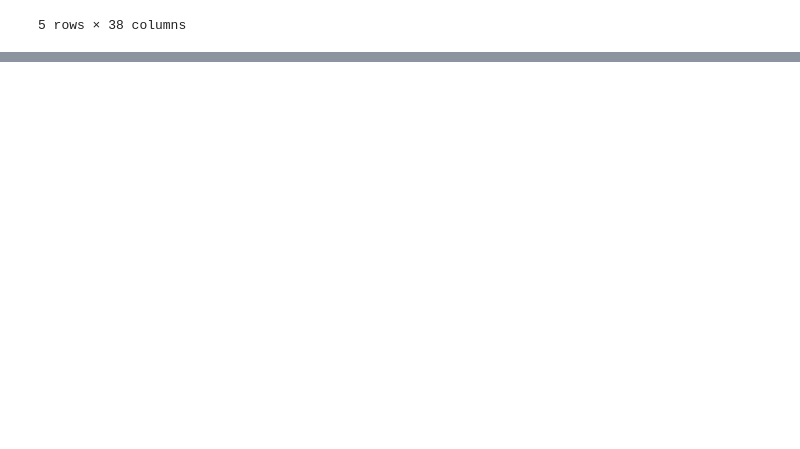
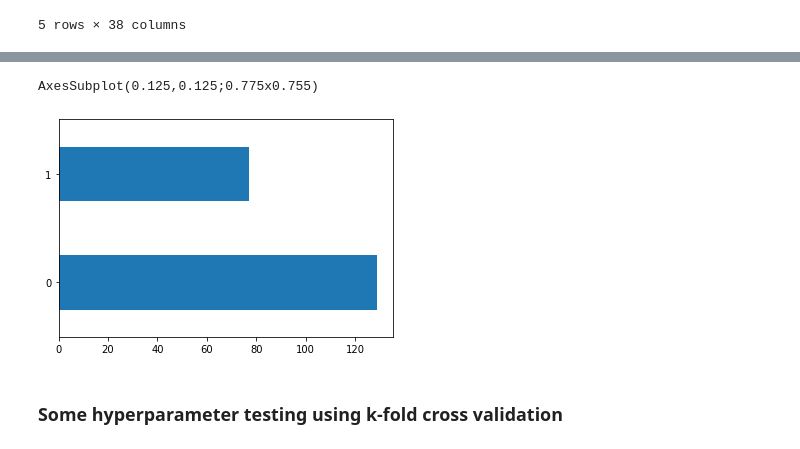
Before and after one commit to ireneisdoomed/platform-direction-effect-prediction, a Jupyter notebook: notebooks/feature_factory.ipynb, the cells around one changed output, grey strips where cells are left out. Saved outputs shown, nothing was run; the diff lists cells and outputs as text; code cells hidden in the pictures; blank space fills up the shorter version.

Commit message:
First prototype of the dof modelling

```diff
--- a/notebooks/feature_factory.ipynb
+++ b/notebooks/feature_factory.ipynb
@@ -62,0 +86,19 @@ pdf_wide.head()
+# %%
+fm = spark.createDataFrame(pdf_wide)
+
+fm.show()
+# %%
+gs = (
+    fm
+    .withColumn(
+        'class',
+        F.when((F.col('effectDirection_up_chembl') > 0) & (F.col('effectSize_up_chembl') > 0), 1)
+        .when((F.col('effectDirection_up_chembl') > 0) & (F.col('effectSize_down_chembl') > 0), 2)
+        .when((F.col('effectDirection_down_chembl') > 0) & (F.col('effectSize_up_chembl') > 0), 3)
+        .when((F.col('effectDirection_down_chembl') > 0) & (F.col('effectSize_down_chembl') > 0), 4)
+    )
+    .filter(F.col('class').isNotNull())
+    .distinct()
+)
+
+gs.show(1, False, True)
@@ -62,0 +132,16 @@ pdf_wide.head()
+# %%
+import numpy as np
+import xgboost as xgb
+from sklearn.utils.class_weight import compute_sample_weight
+from sklearn.preprocessing import LabelEncoder
+from sklearn.model_selection import train_test_split
+
+data = gs.drop('diseaseId', 'targetId', 'effectDirection_up_chembl', 'effectDirection_down_chembl', 'effectSize_up_chembl', 'effectSize_down_chembl').distinct().toPandas()
+
+le = LabelEncoder()
+
+X = data.drop('class', axis=1).copy()
+y = le.fit(data['class']).transform(data['class'])
+
+# Split data into train and test
+X_train, X_test, y_train, y_test = train_test_split(X, y, test_size=0.2, random_state=42)
@@ -62,0 +150,14 @@ pdf_wide.head()
+# %%
+# Classes are really imbalanced - we give more importanced to the infrequent class with compute_sample_weight
+
+print(pd.value_counts(y).plot.barh(x='class'))
+
+sample_weights = compute_sample_weight(
+    class_weight='balanced',
+    y=y_train
+)
+# %% [output]
+AxesSubplot(0.125,0.125;0.775x0.755)
+[figure, added]
+# %% [markdown]
+### Some hyperparameter testing using k-fold cross validation
```
Also changed, not shown: parts of 24 cells of this notebook, 2 other files.
